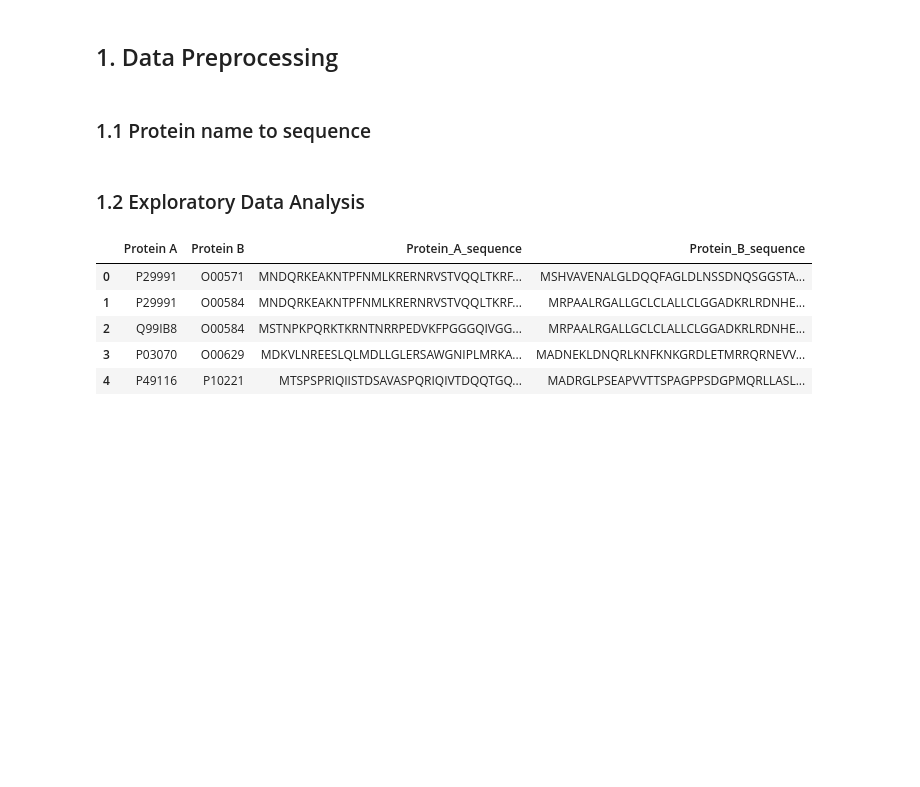
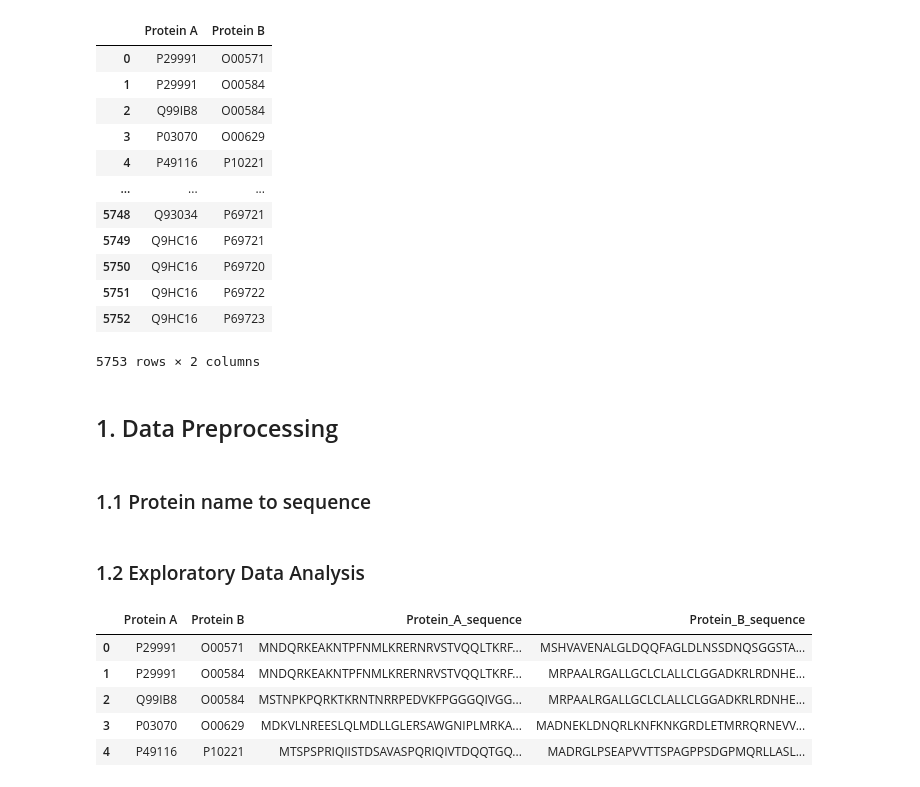
Before and after one commit to danish2562022/PPI_prediction, a Jupyter notebook: jupyter_notebooks_utils/Denovo_data_ppi_preprocessing.ipynb, the cells around one changed output. Saved outputs shown, nothing was run; the diff lists cells and outputs as text; code cells hidden in the pictures; blank space fills up the shorter version.

```diff
--- a/jupyter_notebooks_utils/Denovo_data_ppi_preprocessing.ipynb
+++ b/jupyter_notebooks_utils/Denovo_data_ppi_preprocessing.ipynb
@@ -6,6 +6,21 @@ import Bio.SeqIO as SeqIO
 data = pd.read_excel("/home/anwer/Desktop/PPI_prediction/Dataset_ppi/Denovo/AS1.xlsx")
 # %%
 data = data[['Protein A','Protein B']]
+data
+# %% [output]
+|  | Protein A | Protein B |
+| 0 | P29991 | O00571 |
+| 1 | P29991 | O00584 |
+| 2 | Q99IB8 | O00584 |
+| 3 | P03070 | O00629 |
+| 4 | P49116 | P10221 |
+| ... | ... | ... |
+| 5748 | Q93034 | P69721 |
+| 5749 | Q9HC16 | P69721 |
+| 5750 | Q9HC16 | P69720 |
+| 5751 | Q9HC16 | P69722 |
+| 5752 | Q9HC16 | P69723 |
+5753 rows × 2 columns
 # %% [markdown]
 ## 1. Data Preprocessing
 # %% [markdown]
```
Also changed, not shown: parts of 17 cells of this notebook, 1 other file.
